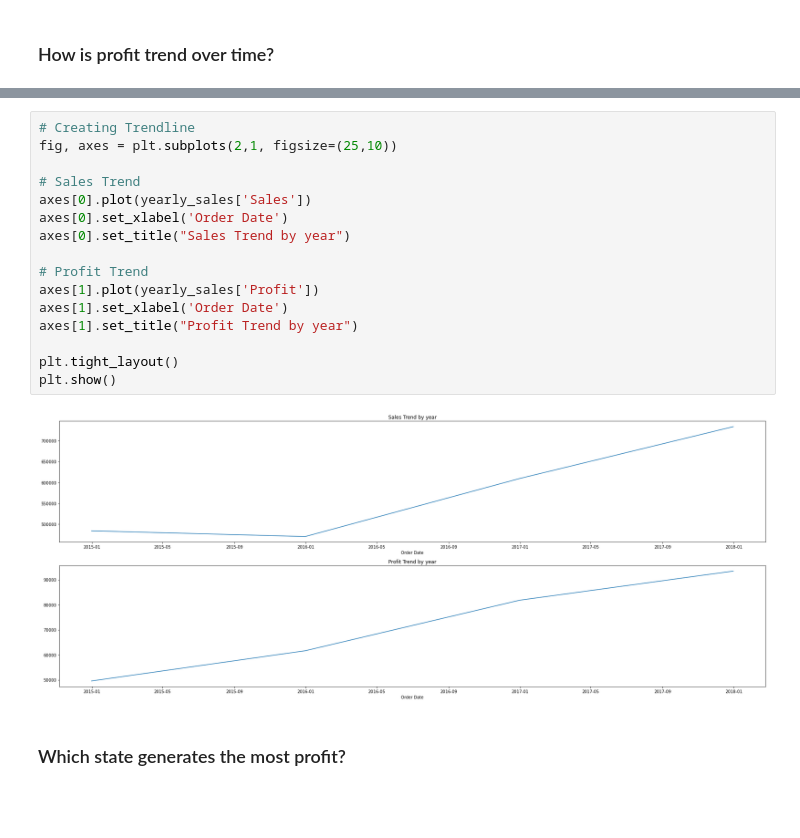
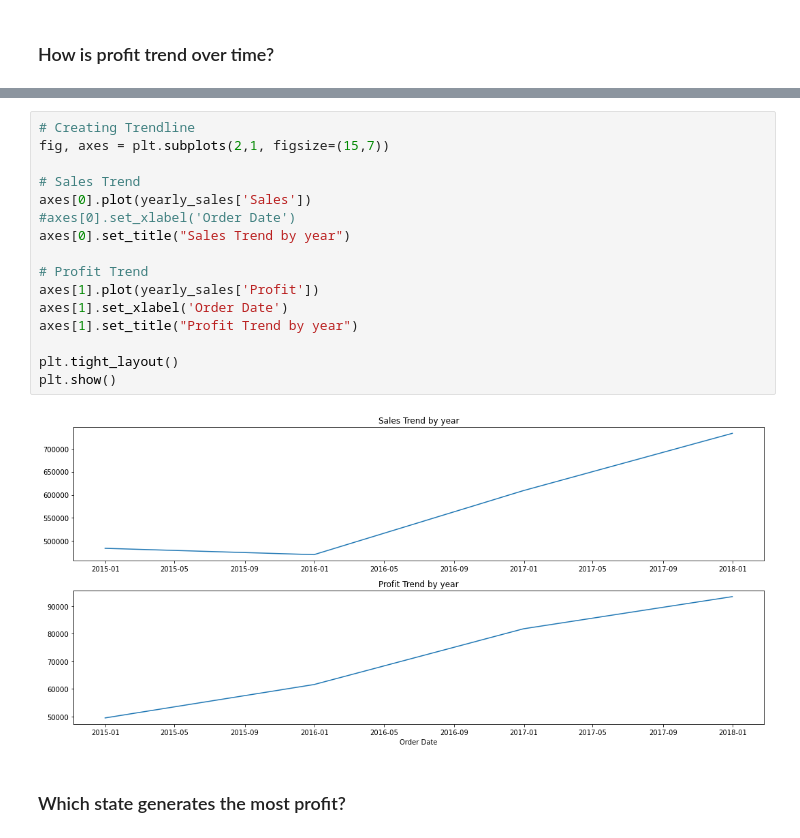
Before and after one commit to fahrizanrasyad/superstore-analysis, a Jupyter notebook: superstore_fahrizan-rasyad.ipynb, the cells around one changed output, grey strips where cells are left out. Drawn from its saved outputs; the diff is of its cells as text; blank space fills up the shorter version.

```diff
--- a/superstore_fahrizan-rasyad.ipynb
+++ b/superstore_fahrizan-rasyad.ipynb
@@ -383,22 +382,22 @@ plt.show()
 [figure]
 # %%
 # Creating Trendline
-fig, axes = plt.subplots(2,1, figsize=(25,10))
+fig, axes = plt.subplots(2,1, figsize=(15,7))
 
 # Sales Trend
 axes[0].plot(yearly_sales['Sales'])
-axes[0].set_xlabel('Order Date')
+#axes[0].set_xlabel('Order Date')
 axes[0].set_title("Sales Trend by year")
 
 # Profit Trend
 axes[1].plot(yearly_sales['Profit'])
 axes[1].set_xlabel('Order Date')
 axes[1].set_title("Profit Trend by year")
 
 plt.tight_layout()
 plt.show()
 # %% [output]
-[figure, old version]
+[figure, new version]
 # %% [markdown]
 ### Which state generates the most profit?
 # %%
```
Also changed, not shown: parts of 7 cells of this notebook.
